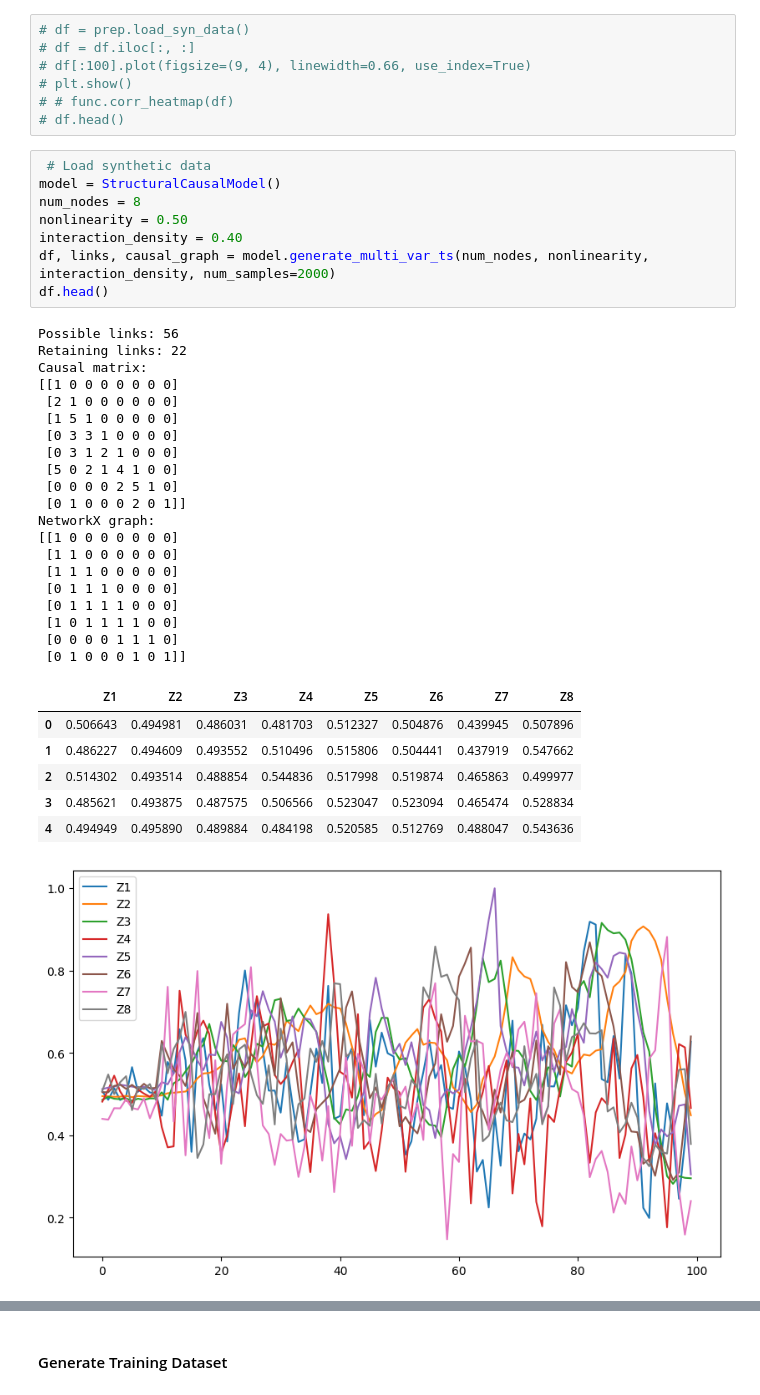
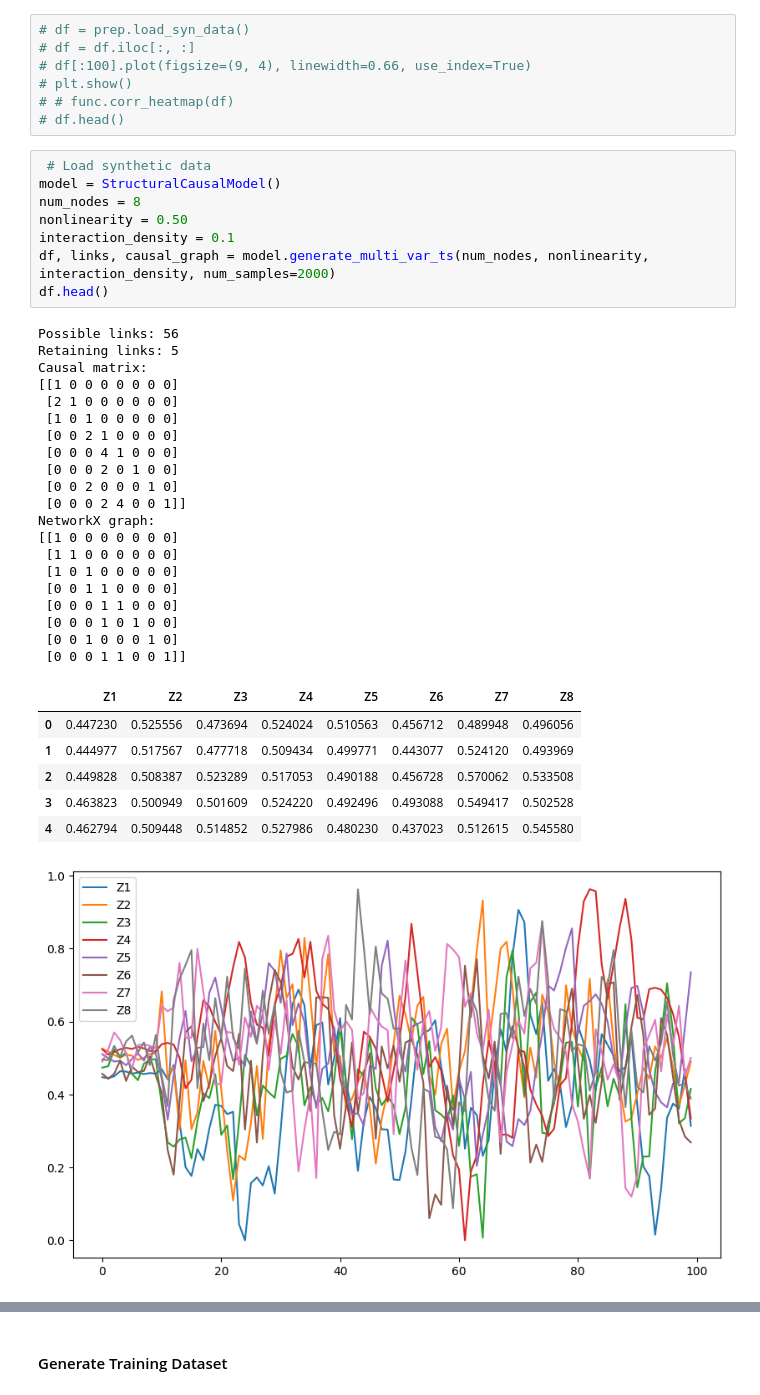
Before and after one commit to wasimahmadpk/gCause, a Jupyter notebook: src/gcdmi_examples.ipynb, the cells around one changed output, grey strips where cells are left out. Cells and saved outputs as stored; diff of their text form.

```diff
--- a/src/gcdmi_examples.ipynb
+++ b/src/gcdmi_examples.ipynb
@@ -68,39 +65,39 @@ model_name = pars.get('model_name') + '0040'
 # %%
  # Load synthetic data
 model = StructuralCausalModel()
 num_nodes = 8
 nonlinearity = 0.50
-interaction_density = 0.40
+interaction_density = 0.1
 df, links, causal_graph = model.generate_multi_var_ts(num_nodes, nonlinearity, interaction_density, num_samples=2000)
 df.head()
 # %% [output]
 Possible links: 56
-Retaining links: 22
+Retaining links: 5
 Causal matrix:
 [[1 0 0 0 0 0 0 0]
  [2 1 0 0 0 0 0 0]
- [1 5 1 0 0 0 0 0]
- [0 3 3 1 0 0 0 0]
- [0 3 1 2 1 0 0 0]
- [5 0 2 1 4 1 0 0]
- [0 0 0 0 2 5 1 0]
- [0 1 0 0 0 2 0 1]]
+ [1 0 1 0 0 0 0 0]
+ [0 0 2 1 0 0 0 0]
+ [0 0 0 4 1 0 0 0]
+ [0 0 0 2 0 1 0 0]
+ [0 0 2 0 0 0 1 0]
+ [0 0 0 2 4 0 0 1]]
 NetworkX graph:
 [[1 0 0 0 0 0 0 0]
  [1 1 0 0 0 0 0 0]
- [1 1 1 0 0 0 0 0]
- [0 1 1 1 0 0 0 0]
- [0 1 1 1 1 0 0 0]
- [1 0 1 1 1 1 0 0]
- [0 0 0 0 1 1 1 0]
- [0 1 0 0 0 1 0 1]]
+ [1 0 1 0 0 0 0 0]
+ [0 0 1 1 0 0 0 0]
+ [0 0 0 1 1 0 0 0]
+ [0 0 0 1 0 1 0 0]
+ [0 0 1 0 0 0 1 0]
+ [0 0 0 1 1 0 0 1]]
 |  | Z1 | Z2 | Z3 | Z4 | Z5 | Z6 | Z7 | Z8 |
-| 0 | 0.506643 | 0.494981 | 0.486031 | 0.481703 | 0.512327 | 0.504876 | 0.439945 | 0.507896 |
-| 1 | 0.486227 | 0.494609 | 0.493552 | 0.510496 | 0.515806 | 0.504441 | 0.437919 | 0.547662 |
-| 2 | 0.514302 | 0.493514 | 0.488854 | 0.544836 | 0.517998 | 0.519874 | 0.465863 | 0.499977 |
-| 3 | 0.485621 | 0.493875 | 0.487575 | 0.506566 | 0.523047 | 0.523094 | 0.465474 | 0.528834 |
-| 4 | 0.494949 | 0.495890 | 0.489884 | 0.484198 | 0.520585 | 0.512769 | 0.488047 | 0.543636 |
+| 0 | 0.447230 | 0.525556 | 0.473694 | 0.524024 | 0.510563 | 0.456712 | 0.489948 | 0.496056 |
+| 1 | 0.444977 | 0.517567 | 0.477718 | 0.509434 | 0.499771 | 0.443077 | 0.524120 | 0.493969 |
+| 2 | 0.449828 | 0.508387 | 0.523289 | 0.517053 | 0.490188 | 0.456728 | 0.570062 | 0.533508 |
+| 3 | 0.463823 | 0.500949 | 0.501609 | 0.524220 | 0.492496 | 0.493088 | 0.549417 | 0.502528 |
+| 4 | 0.462794 | 0.509448 | 0.514852 | 0.527986 | 0.480230 | 0.437023 | 0.512615 | 0.545580 |
-[figure, old version]
+[figure, new version]
 # %%
 model.draw_causal_graph()
 # %% [output]
```
Also changed, not shown: parts of 5 cells of this notebook, 1 other file.
